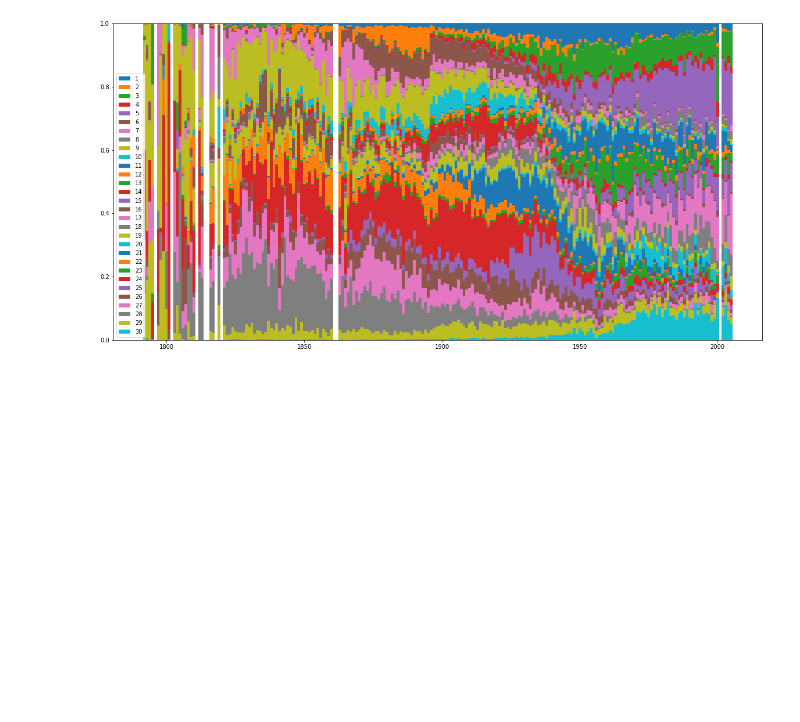
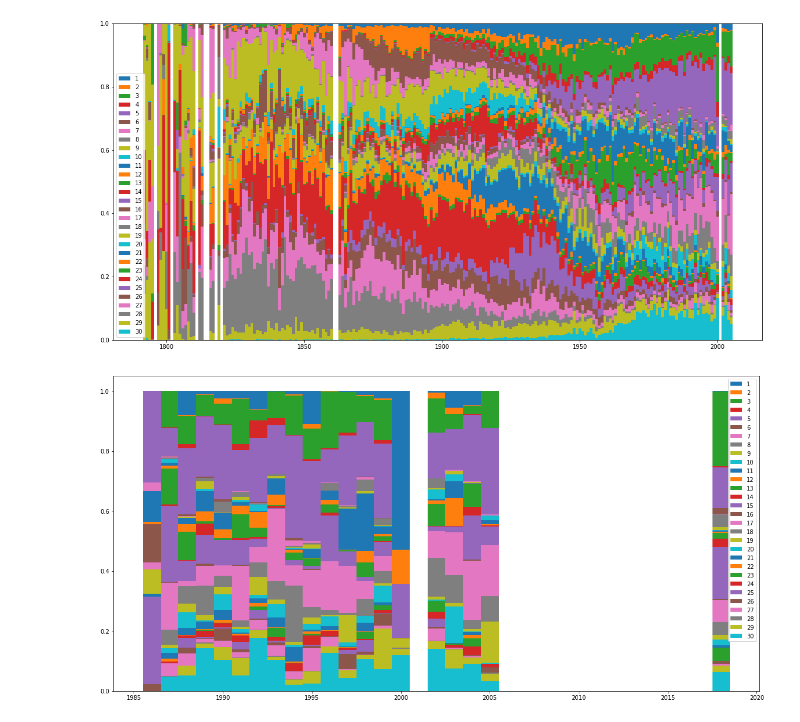
Before and after one commit to ed1d1a8d/17.835-project, a Jupyter notebook: notebooks/lda.ipynb, the cells around one changed output. Saved outputs shown, nothing was run; the diff lists cells and outputs as text; code cells hidden in the pictures; blank space fills up the shorter version.

Commit message:
Add person plots

```diff
--- a/notebooks/lda.ipynb
+++ b/notebooks/lda.ipynb
@@ -147,3 +147,38 @@ plt.legend(list(range(1, NUM_TOPICS + 1)))
 CPU times: user 7.45 s, sys: 22.9 ms, total: 7.47 s
 Wall time: 7.48 s
 [figure]
+# %%
+def plot_person(last):
+    warren_dist = {}
+    warren_cnt = {}
+    for i in range (len(df)):
+        if df['last'][i] == last:
+            a = df["date"][i]
+            yeark = datetime.datetime.strptime(a, "%Y-%m-%d").year
+            if yeark in warren_dist:
+                warren_dist[yeark] += doc_topic_dist[i]
+                warren_cnt[yeark] += 1
+            else:
+                warren_dist[yeark] = doc_topic_dist[i]
+                warren_cnt[yeark] = 1
+    for key in warren_dist:
+        warren_dist[key] /= warren_cnt[key]
+
+    med = int(np.median(list(warren_dist.keys())))
+    warren_years = list(filter(lambda year: med - 25 <= year and year <= med + 25, sorted(warren_dist.keys())))
+
+    warren_np = np.zeros((len(warren_years), NUM_TOPICS))
+    for i, year in enumerate(warren_years):
+        warren_np[i] = warren_dist[year]
+
+    plt.figure(figsize=(20,10))
+    bot = np.ones(len(warren_years)) - warren_np[:, 0]
+    plt.bar(warren_years, warren_np[:, 0], width=1, bottom=bot)
+    for i in range(1, NUM_TOPICS):
+        bot -= warren_np[:, i]
+        plt.bar(warren_years, warren_np[:, i], bottom=bot, width=1)
+    plt.legend(list(range(1, NUM_TOPICS + 1)))
+# %%
+plot_person("Scalia")
+# %% [output]
+[figure, added]
```
Also changed, not shown: parts of 1 cell of this notebook.
